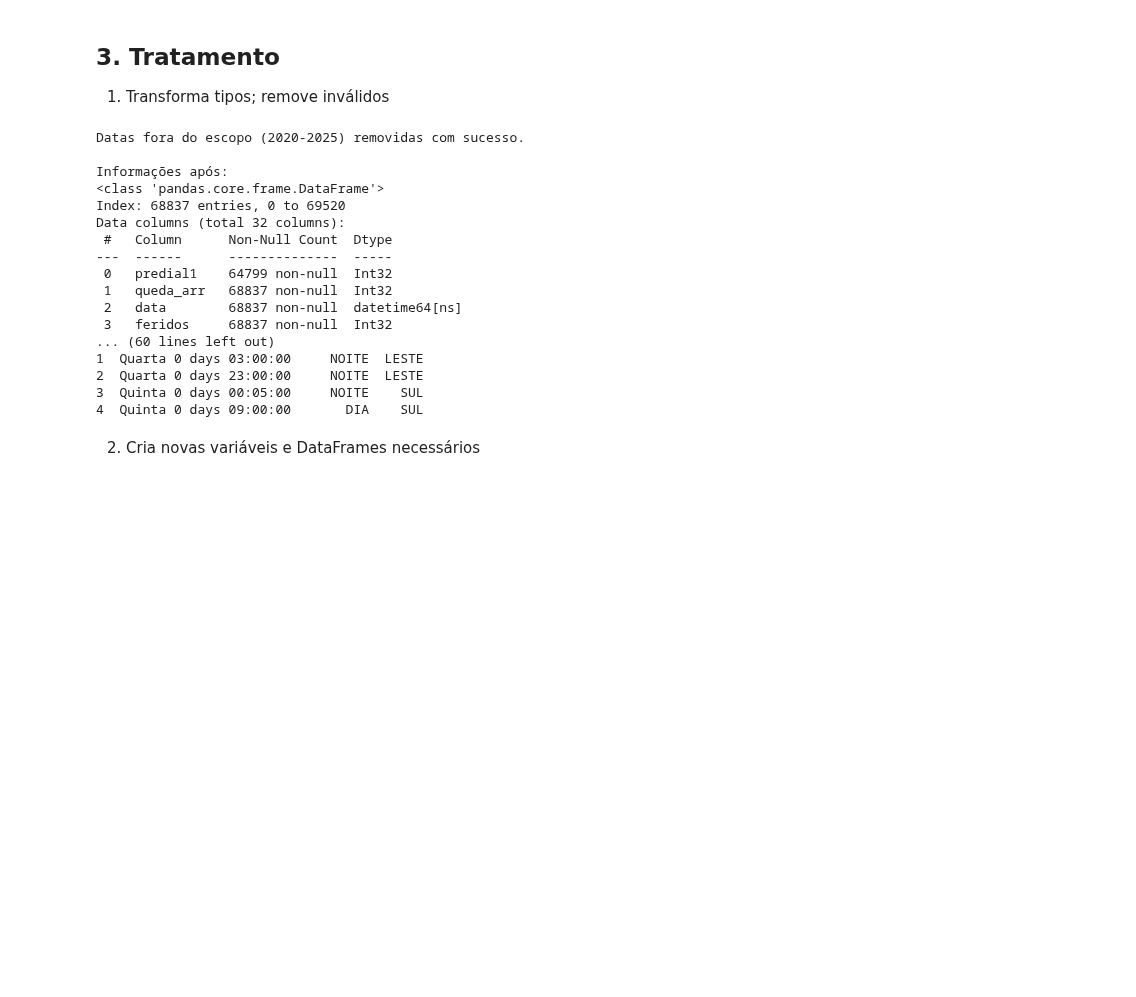
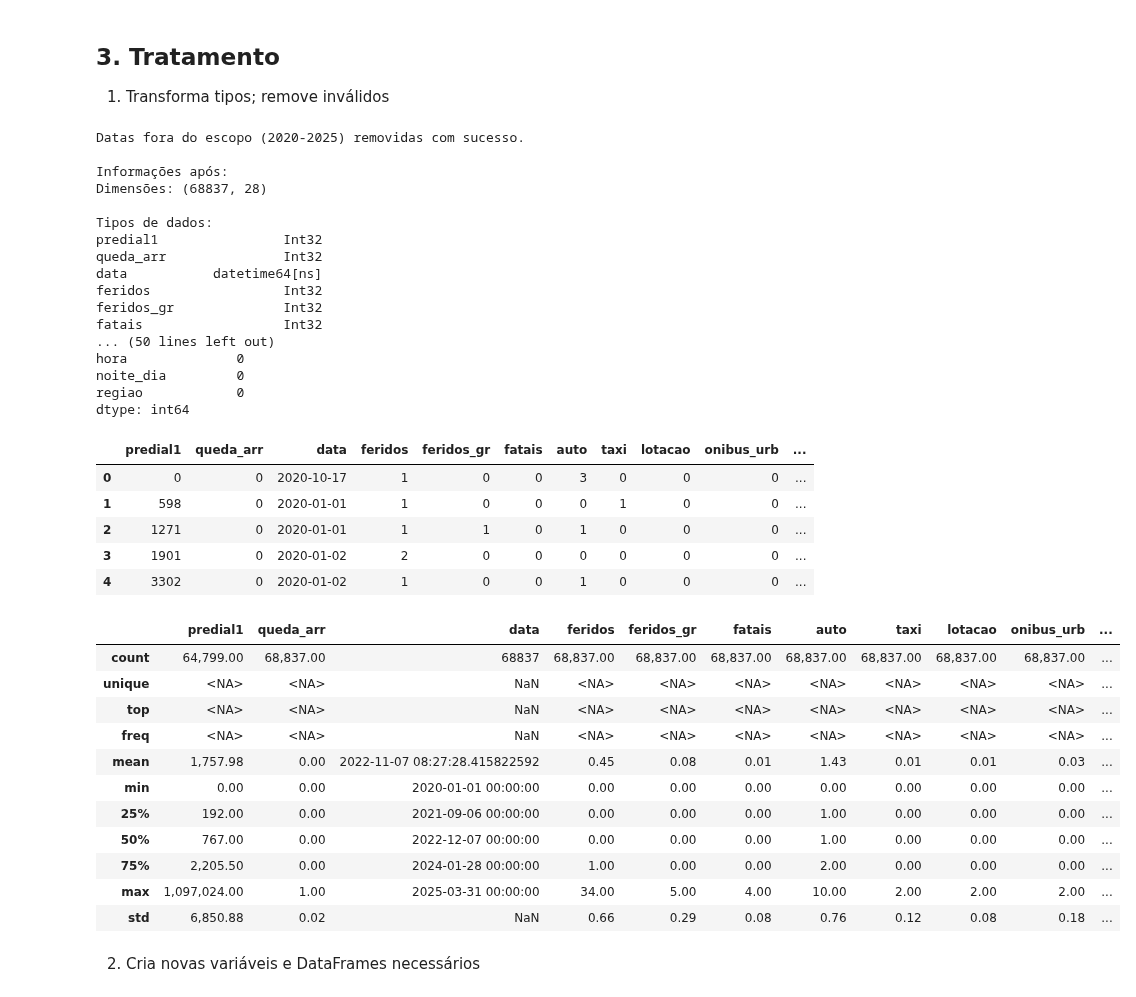
Before and after one commit to nandasiq/acidentes-poa, a Jupyter notebook: jupyter/01_exploracao.ipynb, the cells around one changed output. Drawn from its saved outputs; the diff is of its cells as text; code cells hidden in the pictures; blank space fills up the shorter version.

```diff
--- a/jupyter/01_exploracao.ipynb
+++ b/jupyter/01_exploracao.ipynb
@@ -123,66 +125,78 @@ df = df.dropna(subset=['data', 'hora', 'log1', 'regiao'])
 
 # Remove data fora do escopo (2020-2025)
 df = df[(df['data'] >= '2020-01-01') & (df['data'] <= '2025-04-01')]
 print("Datas fora do escopo (2020-2025) removidas com sucesso.")
 
 # Remove chaves duplicadas
 df = df.drop_duplicates(subset='idacidente')
 
-# Transforma colunas tipos de colunas em Categoria
+# Padroniza nomes dos dias da semana
+df["dia_sem"] = (
+    df["dia_sem"]
+    .str.title()                            # Deixa só a primeira letra maiúscula
+    .str.replace("-Feira", "", regex=False) # Remove o sufixo "-Feira"
+)
+
+# Transforma colunas para Categoria
 col_cat = ['regiao', 'tipo_acid', 'dia_sem', 'noite_dia']
 df[col_cat] = df[col_cat].astype('category')
 
-# Transforma colunas tipos de colunas Inteiro
+# Transforma colunas para Inteiro
 col_int = [c for c in [
   'queda_arr', 'feridos', 'feridos_gr', 'mortes',
   'morte_post', 'fatais', 'auto', 'taxi', 'lotacao', 'onibus_urb',
   'onibus_met', 'onibus_int', 'caminhao', 'moto', 'carroca', 'bicicleta',
   'outro', 'cont_vit', 'ups', 'patinete', 'idacidente', 'predial1'
   ] if c in df.columns]
 for c in col_int:
     df[c] = pd.to_numeric(df[c], errors='coerce').astype('Int32')
 
-# Transforma colunas tipos de colunas em Float
-col_float = ['longitude', 'latitude']
-df[col_float] = df[col_float].apply(pd.to_numeric, errors='coerce').astype('float32')
-
-# Padroniza nomes dos dias da semana
-df["dia_sem"] = (
-    df["dia_sem"]
-    .str.title()                            # Deixa só a primeira letra maiúscula
-    .str.replace("-Feira", "", regex=False) # Remove o sufixo "-Feira"
-)
-
-# Transforma colunas tipos de colunas em String
-col_str = ['log1', 'log2', 'dia_sem']
+# Transforma coluna para String
+col_str = ['log1', 'log2']
 df[col_str] = df[col_str].astype('string')
 
 # Transforma coluna 'hora' para timedelta
 df['hora'] = pd.to_timedelta(df['hora'], errors='coerce')
 
-
 print("\nInformações após:")
-df.info()
-df.describe(include='all')
-print(df.head())
+resumo_df(df)
+display(df.describe(include='all'))
 # %% [output]
 Datas fora do escopo (2020-2025) removidas com sucesso.
 
 Informações após:
-<class 'pandas.core.frame.DataFrame'>
-Index: 68837 entries, 0 to 69520
-Data columns (total 32 columns):
- #   Column      Non-Null Count  Dtype
----  ------      --------------  -----
- 0   predial1    64799 non-null  Int32
- 1   queda_arr   68837 non-null  Int32
- 2   data        68837 non-null  datetime64[ns]
- 3   feridos     68837 non-null  Int32
-... (60 lines left out)
-1  Quarta 0 days 03:00:00     NOITE  LESTE
-2  Quarta 0 days 23:00:00     NOITE  LESTE
-3  Quinta 0 days 00:05:00     NOITE    SUL
-4  Quinta 0 days 09:00:00       DIA    SUL
+Dimensões: (68837, 28)
+
+Tipos de dados:
+predial1                Int32
+queda_arr               Int32
+data           datetime64[ns]
+feridos                 Int32
+feridos_gr              Int32
+fatais                  Int32
+... (50 lines left out)
+hora              0
+noite_dia         0
+regiao            0
+dtype: int64
+|  | predial1 | queda_arr | data | feridos | feridos_gr | fatais | auto | taxi | lotacao | onibus_urb | ... |
+| 0 | 0 | 0 | 2020-10-17 | 1 | 0 | 0 | 3 | 0 | 0 | 0 | ... |
+| 1 | 598 | 0 | 2020-01-01 | 1 | 0 | 0 | 0 | 1 | 0 | 0 | ... |
+| 2 | 1271 | 0 | 2020-01-01 | 1 | 1 | 0 | 1 | 0 | 0 | 0 | ... |
+| 3 | 1901 | 0 | 2020-01-02 | 2 | 0 | 0 | 0 | 0 | 0 | 0 | ... |
+| 4 | 3302 | 0 | 2020-01-02 | 1 | 0 | 0 | 1 | 0 | 0 | 0 | ... |
+|  | predial1 | queda_arr | data | feridos | feridos_gr | fatais | auto | taxi | lotacao | onibus_urb | ... |
+| count | 64,799.00 | 68,837.00 | 68837 | 68,837.00 | 68,837.00 | 68,837.00 | 68,837.00 | 68,837.00 | 68,837.00 | 68,837.00 | ... |
+| unique | <NA> | <NA> | NaN | <NA> | <NA> | <NA> | <NA> | <NA> | <NA> | <NA> | ... |
+| top | <NA> | <NA> | NaN | <NA> | <NA> | <NA> | <NA> | <NA> | <NA> | <NA> | ... |
+| freq | <NA> | <NA> | NaN | <NA> | <NA> | <NA> | <NA> | <NA> | <NA> | <NA> | ... |
+| mean | 1,757.98 | 0.00 | 2022-11-07 08:27:28.415822592 | 0.45 | 0.08 | 0.01 | 1.43 | 0.01 | 0.01 | 0.03 | ... |
+| min | 0.00 | 0.00 | 2020-01-01 00:00:00 | 0.00 | 0.00 | 0.00 | 0.00 | 0.00 | 0.00 | 0.00 | ... |
+| 25% | 192.00 | 0.00 | 2021-09-06 00:00:00 | 0.00 | 0.00 | 0.00 | 1.00 | 0.00 | 0.00 | 0.00 | ... |
+| 50% | 767.00 | 0.00 | 2022-12-07 00:00:00 | 0.00 | 0.00 | 0.00 | 1.00 | 0.00 | 0.00 | 0.00 | ... |
+| 75% | 2,205.50 | 0.00 | 2024-01-28 00:00:00 | 1.00 | 0.00 | 0.00 | 2.00 | 0.00 | 0.00 | 0.00 | ... |
+| max | 1,097,024.00 | 1.00 | 2025-03-31 00:00:00 | 34.00 | 5.00 | 4.00 | 10.00 | 2.00 | 2.00 | 2.00 | ... |
+| std | 6,850.88 | 0.02 | NaN | 0.66 | 0.29 | 0.08 | 0.76 | 0.12 | 0.08 | 0.18 | ... |
 # %% [markdown]
 2) Cria novas variáveis e DataFrames necessários
 # %%
```
Also changed, not shown: parts of 8 cells of this notebook, 6 other files.
